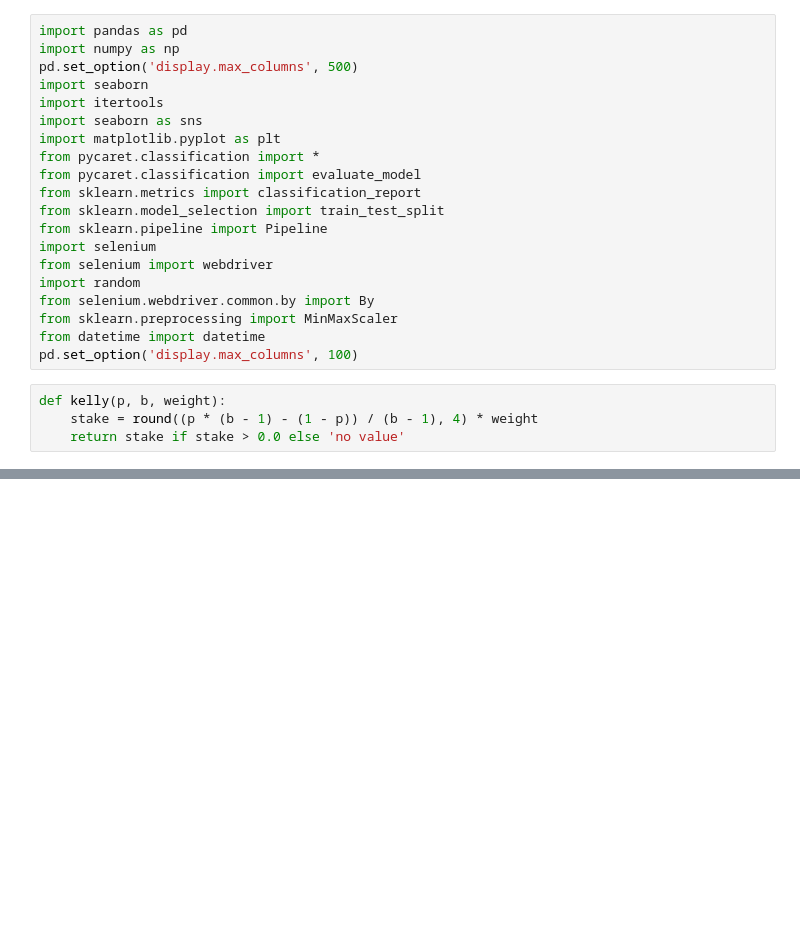
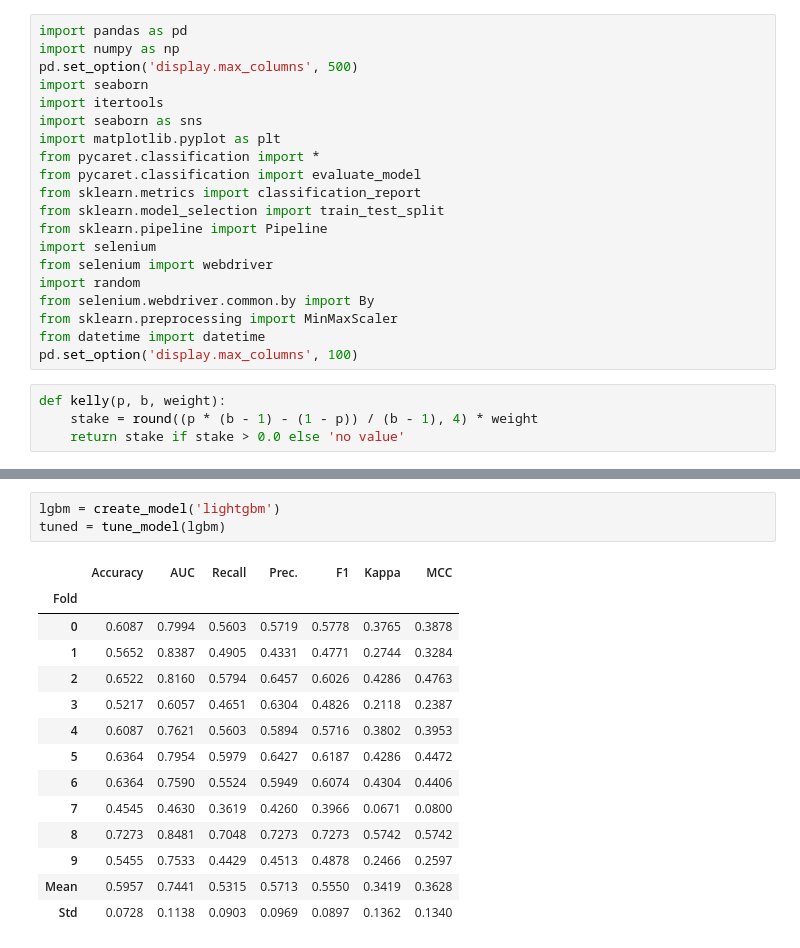
Before and after one commit to ido-tzhori/halftime, a Jupyter notebook: pycaret_profit_tester.ipynb, the cells around one changed output, grey strips where cells are left out. Drawn from its saved outputs; the diff is of its cells as text; blank space fills up the shorter version.

```diff
--- a/pycaret_profit_tester.ipynb
+++ b/pycaret_profit_tester.ipynb
@@ -113 +140,19 @@ tuned = tune_model(xgb)
+# %%
+lgbm = create_model('lightgbm')
+tuned = tune_model(lgbm)
+# %% [output]
+|  | Accuracy | AUC | Recall | Prec. | F1 | Kappa | MCC |
+| Fold |  |  |  |  |  |  |  |
+| 0 | 0.6087 | 0.7994 | 0.5603 | 0.5719 | 0.5778 | 0.3765 | 0.3878 |
+| 1 | 0.5652 | 0.8387 | 0.4905 | 0.4331 | 0.4771 | 0.2744 | 0.3284 |
+| 2 | 0.6522 | 0.8160 | 0.5794 | 0.6457 | 0.6026 | 0.4286 | 0.4763 |
+| 3 | 0.5217 | 0.6057 | 0.4651 | 0.6304 | 0.4826 | 0.2118 | 0.2387 |
+| 4 | 0.6087 | 0.7621 | 0.5603 | 0.5894 | 0.5716 | 0.3802 | 0.3953 |
+| 5 | 0.6364 | 0.7954 | 0.5979 | 0.6427 | 0.6187 | 0.4286 | 0.4472 |
+| 6 | 0.6364 | 0.7590 | 0.5524 | 0.5949 | 0.6074 | 0.4304 | 0.4406 |
+| 7 | 0.4545 | 0.4630 | 0.3619 | 0.4260 | 0.3966 | 0.0671 | 0.0800 |
+| 8 | 0.7273 | 0.8481 | 0.7048 | 0.7273 | 0.7273 | 0.5742 | 0.5742 |
+| 9 | 0.5455 | 0.7533 | 0.4429 | 0.4513 | 0.4878 | 0.2466 | 0.2597 |
+| Mean | 0.5957 | 0.7441 | 0.5315 | 0.5713 | 0.5550 | 0.3419 | 0.3628 |
+| Std | 0.0728 | 0.1138 | 0.0903 | 0.0969 | 0.0897 | 0.1362 | 0.1340 |
 # %%
```
Also changed, not shown: parts of 15 cells of this notebook, 7 other files.
